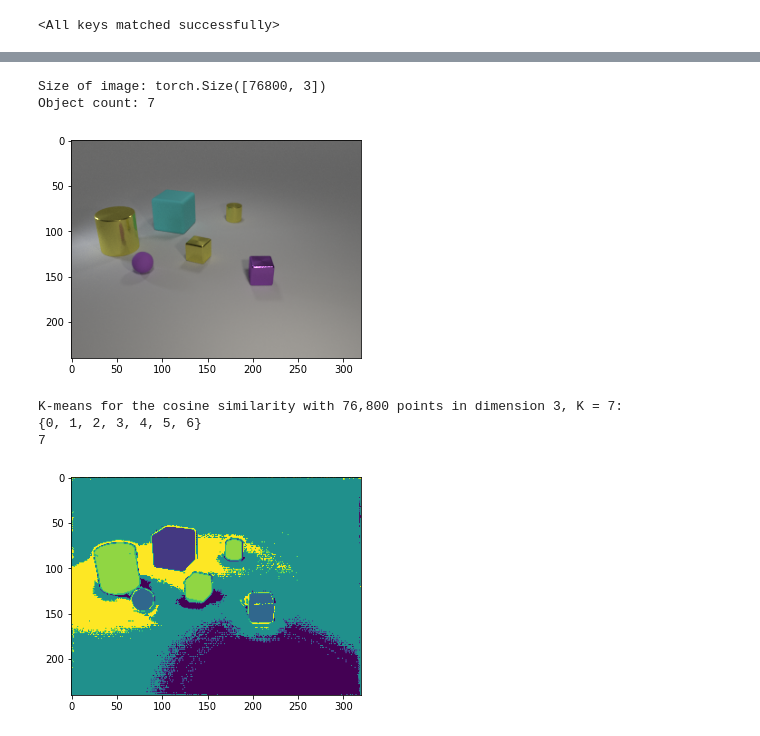
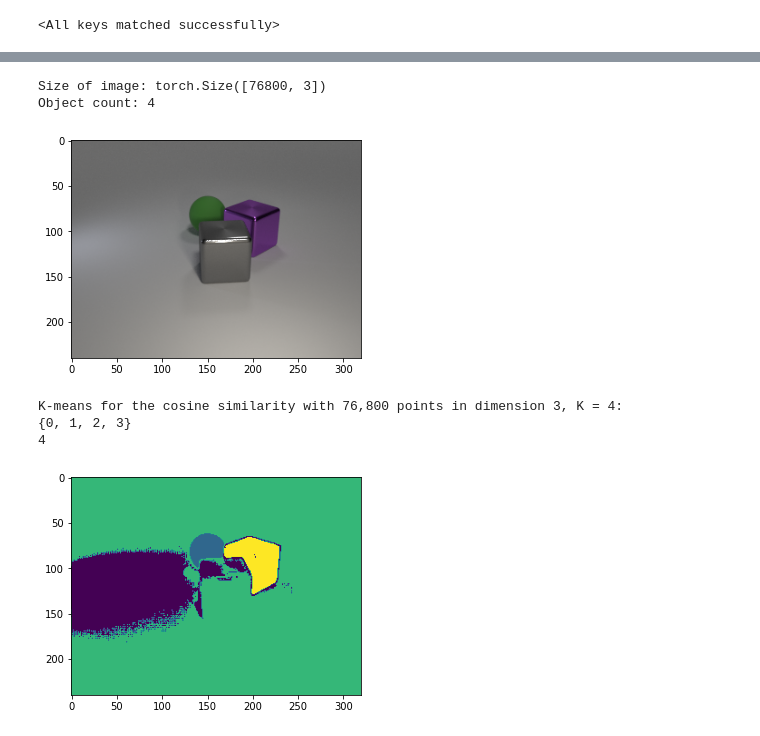
Before and after one commit to fusedbloxxer/segmentation-as-clusterization, a Jupyter notebook: SegmentationAsClusterization.ipynb, the cells around one changed output, grey strips where cells are left out. Saved outputs shown, nothing was run; the diff lists cells and outputs as text; code cells hidden in the pictures.

```diff
--- a/SegmentationAsClusterization.ipynb
+++ b/SegmentationAsClusterization.ipynb
@@ -446,9 +93,9 @@ torch.save(model.state_dict(), MODEL_WEIGHTS_PATH)
 # %%
 # Instantiate the model and send it to the GPU
-model = UNetCNN(n_filters=8).to(device)
+model = UNetCNN(n_filters=args.n_filters).to(args.device)
 
 # Load the model trained parameters in memory
-model.load_state_dict(torch.load(MODEL_WEIGHTS_PATH))
+model.load_state_dict(torch.load(args.model_weights))
 # %% [output]
 <All keys matched successfully>
 # %%
@@ -571,10 +142,15 @@ def KMeans_cosine(x, K=10, n_init=10, max_iter=300, tol=1e-4, verbose=True):
 # %%
+import random
+
 # Fetch entry
 index = int(random.uniform(0, 1000))
-image, mask, count = train_dataset[index]
+image, mask, count = test_dataset[index]
+
+# Store original image
+original = image.clone()
 
 # Pass through model
-image = unprocess(model(preprocess(image.unsqueeze(0).to(device)))).squeeze(0)
+image = unprocess(model(preprocess(image.unsqueeze(0).to(args.device)))).squeeze(0)
 
 # Reshape image
 image = image.permute(1, 2, 0).to(torch.float)
@@ -583,20 +159,22 @@ image = image.reshape(-1, image.shape[2])
 # Format object count
 count = count.to(torch.int).item()
 
-plt.imshow(train_dataset[index][0].permute(1, 2, 0))
+plt.imshow(original.permute(1, 2, 0))
 print(f'Size of image: {image.shape}')
 print(f'Object count: {count}')
 # %% [output]
 Size of image: torch.Size([76800, 3])
-Object count: 7
+Object count: 4
-[figure, old version]
+[figure, new version]
 # %%
-cl, c = KMeans_cosine(image.contiguous().cpu(), K=count, n_init=10, max_iter=100, tol=1e-4, verbose=True)
-plt.imshow(cl.reshape((240, 320)))
-print(set(cl.numpy().tolist()))
+from src.KMeans import KMeans_cosine
+
+cl, c = KMeans_cosine(image.contiguous().to(args.device), K=count, n_init=10, max_iter=100, tol=1e-4, verbose=True)
+plt.imshow(cl.cpu().reshape((240, 320)))
+print(set(cl.cpu().numpy().tolist()))
 print(count)
 # %% [output]
-K-means for the cosine similarity with 76,800 points in dimension 3, K = 7:
-{0, 1, 2, 3, 4, 5, 6}
-7
+K-means for the cosine similarity with 76,800 points in dimension 3, K = 4:
+{0, 1, 2, 3}
+4
-[figure, old version]
+[figure, new version]
```
Also changed, not shown: parts of 19 cells of this notebook, 25 other files.
